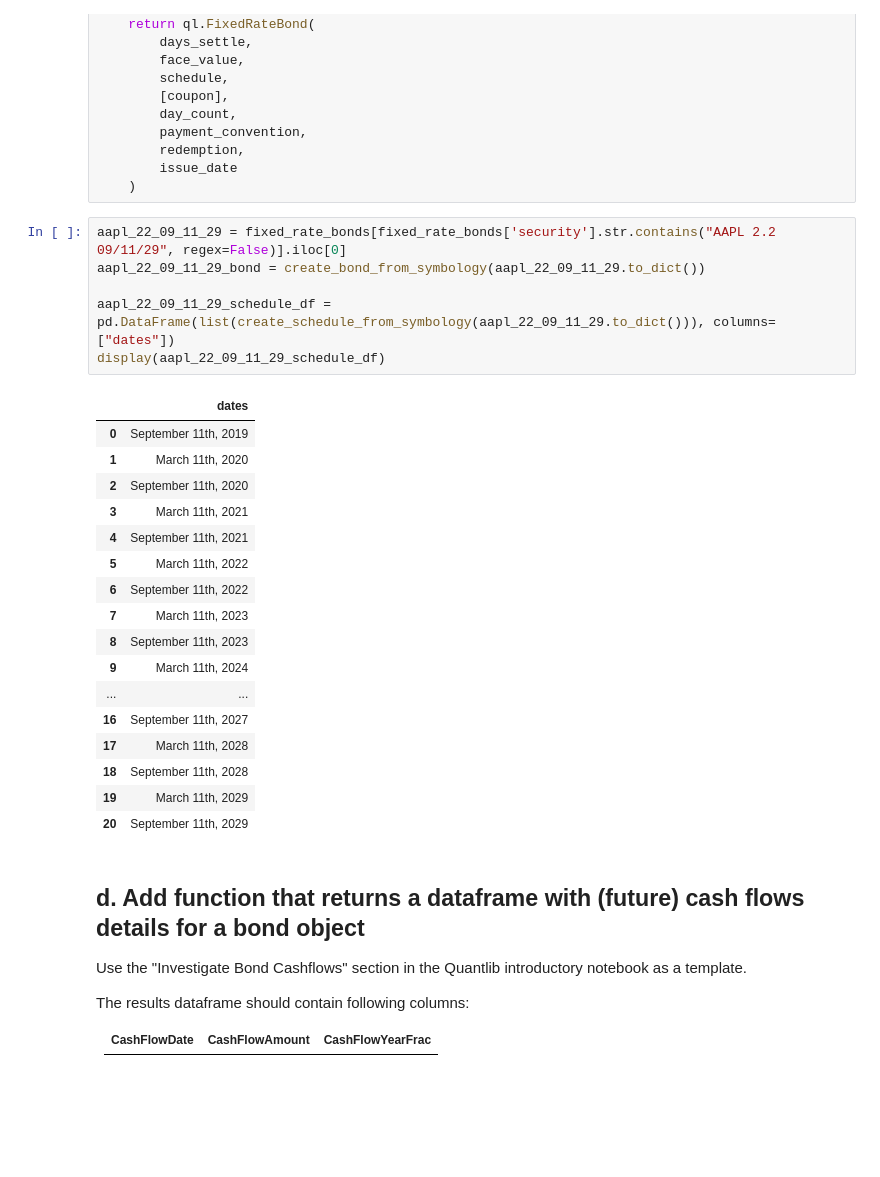
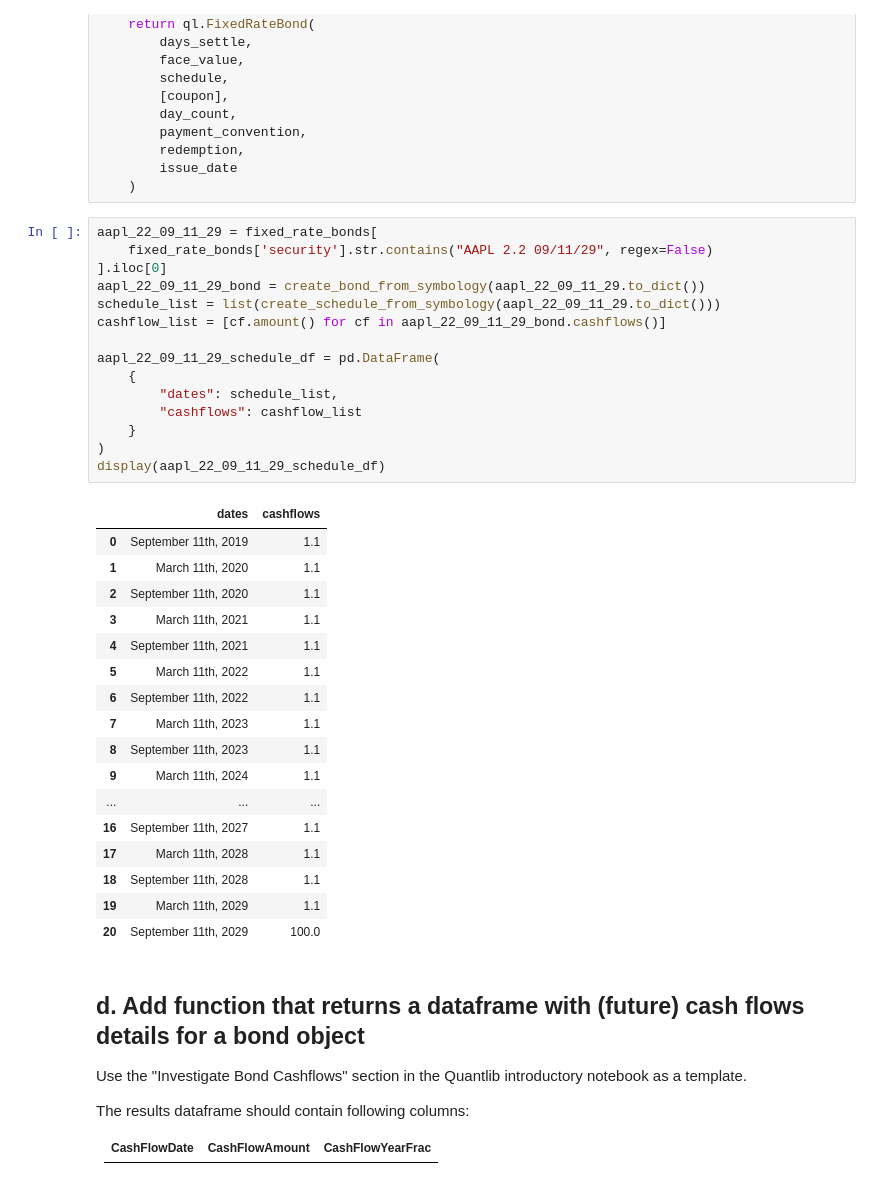
Before and after one commit to Anand-Nakhate/credit-markets, a Jupyter notebook: Homework_2/Homework2_AnandNakhate.ipynb, the cells around one changed output. Saved outputs shown, nothing was run; the diff lists cells and outputs as text; blank space fills up the shorter version.

```diff
--- a/Homework_2/Homework2_AnandNakhate.ipynb
+++ b/Homework_2/Homework2_AnandNakhate.ipynb
@@ -193,29 +193,38 @@ def create_bond_from_symbology(details):
         issue_date
     )
 # %%
-aapl_22_09_11_29 = fixed_rate_bonds[fixed_rate_bonds['security'].str.contains("AAPL 2.2 09/11/29", regex=False)].iloc[0]
+aapl_22_09_11_29 = fixed_rate_bonds[
+    fixed_rate_bonds['security'].str.contains("AAPL 2.2 09/11/29", regex=False)
+].iloc[0]
 aapl_22_09_11_29_bond = create_bond_from_symbology(aapl_22_09_11_29.to_dict())
+schedule_list = list(create_schedule_from_symbology(aapl_22_09_11_29.to_dict()))
+cashflow_list = [cf.amount() for cf in aapl_22_09_11_29_bond.cashflows()]
 
-aapl_22_09_11_29_schedule_df = pd.DataFrame(list(create_schedule_from_symbology(aapl_22_09_11_29.to_dict())), columns=["dates"])
+aapl_22_09_11_29_schedule_df = pd.DataFrame(
+    {
+        "dates": schedule_list,
+        "cashflows": cashflow_list
+    }
+)
 display(aapl_22_09_11_29_schedule_df)
 # %% [output]
-|  | dates |
-| 0 | September 11th, 2019 |
-| 1 | March 11th, 2020 |
-| 2 | September 11th, 2020 |
-| 3 | March 11th, 2021 |
-| 4 | September 11th, 2021 |
-| 5 | March 11th, 2022 |
-| 6 | September 11th, 2022 |
-| 7 | March 11th, 2023 |
-| 8 | September 11th, 2023 |
-| 9 | March 11th, 2024 |
-| ... | ... |
-| 16 | September 11th, 2027 |
-| 17 | March 11th, 2028 |
-| 18 | September 11th, 2028 |
-| 19 | March 11th, 2029 |
-| 20 | September 11th, 2029 |
+|  | dates | cashflows |
+| 0 | September 11th, 2019 | 1.1 |
+| 1 | March 11th, 2020 | 1.1 |
+| 2 | September 11th, 2020 | 1.1 |
+| 3 | March 11th, 2021 | 1.1 |
+| 4 | September 11th, 2021 | 1.1 |
+| 5 | March 11th, 2022 | 1.1 |
+| 6 | September 11th, 2022 | 1.1 |
+| 7 | March 11th, 2023 | 1.1 |
+| 8 | September 11th, 2023 | 1.1 |
+| 9 | March 11th, 2024 | 1.1 |
+| ... | ... | ... |
+| 16 | September 11th, 2027 | 1.1 |
+| 17 | March 11th, 2028 | 1.1 |
+| 18 | September 11th, 2028 | 1.1 |
+| 19 | March 11th, 2029 | 1.1 |
+| 20 | September 11th, 2029 | 100.0 |
 # %% [markdown]
 ## d. Add function that returns a dataframe with (future) cash flows details for a bond object
 
```
Also changed, not shown: parts of 1 cell of this notebook, 1 other file.
